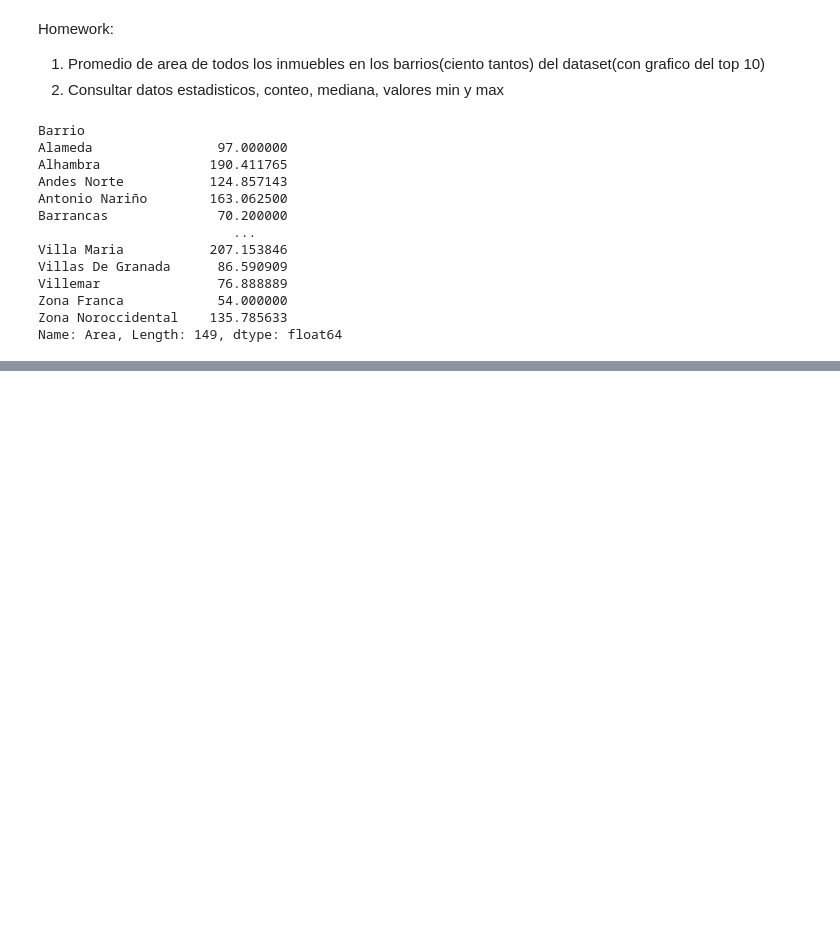
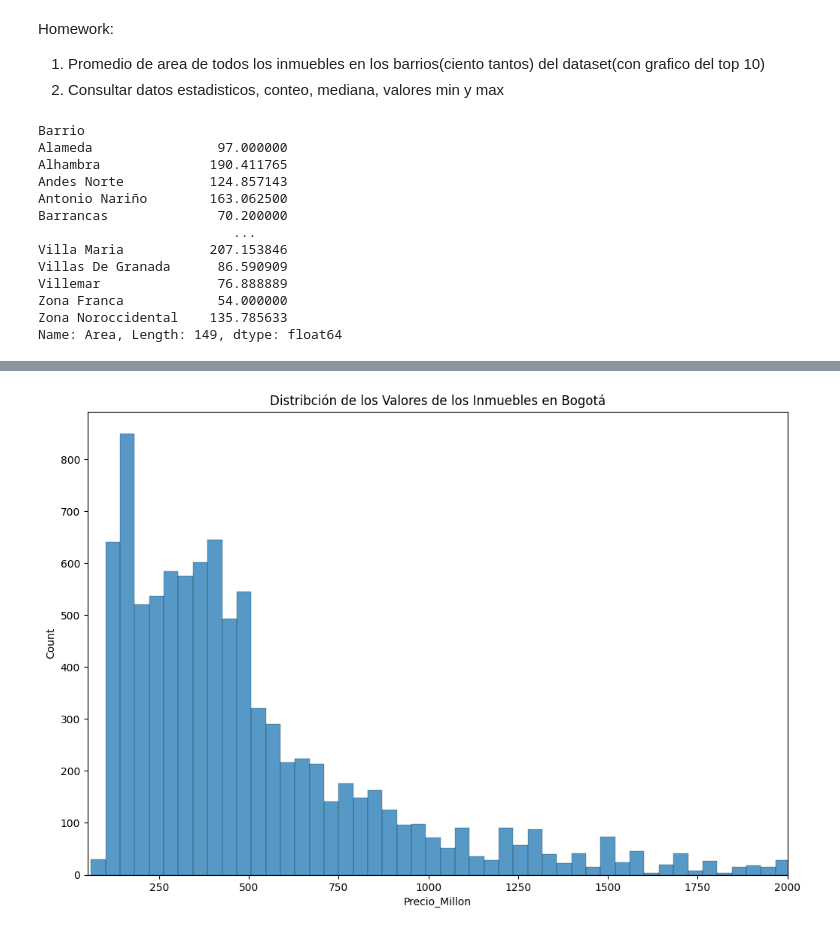
Before and after one commit to Dleo11/Dleo11, a Jupyter notebook: inmersionDatos__Aula01_Alura.ipynb, the cells around one changed output, grey strips where cells are left out. Cells and saved outputs as stored; diff of their text form; code cells hidden in the pictures; blank space fills up the shorter version.

```diff
--- a/inmersionDatos__Aula01_Alura.ipynb
+++ b/inmersionDatos__Aula01_Alura.ipynb
@@ -258,0 +504,8 @@ promedio_areas.head(10).sort_values(ascending = False).plot.bar()
+# %%
+plt.figure(figsize = (12, 8))
+grafica = sns.histplot( data = inmuebles, x = 'Precio_Millon')
+grafica.set_title('Distribción de los Valores de los Inmuebles en Bogotá') # el titulo
+plt.xlim((50, 2000)) # como hay pocos inmuebles con numeros muy altos, por lo que extraeremos los limites y ver como se comportan los datos
+plt.show()
+# %% [output]
+[figure, added]
```
Also changed, not shown: parts of 100 cells of this notebook.
